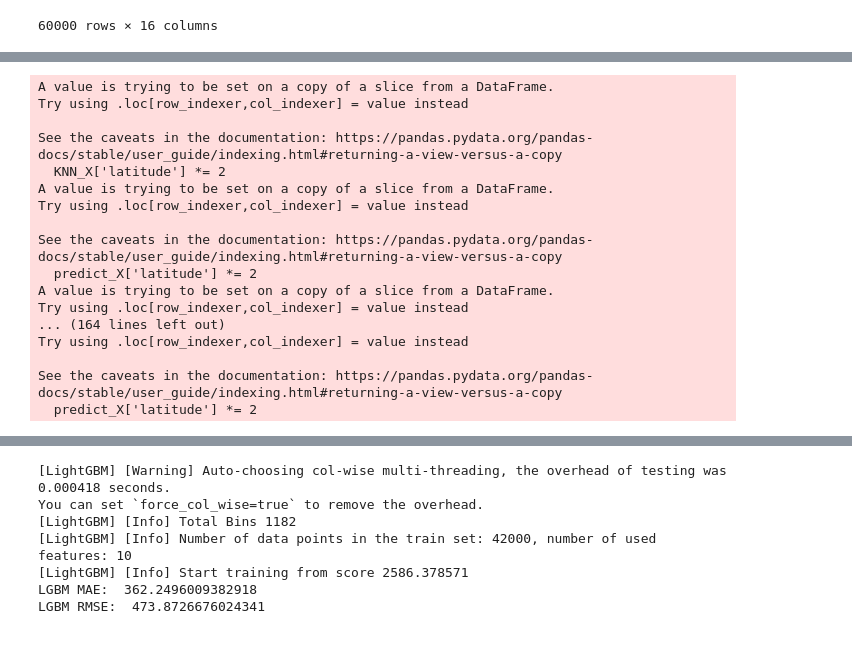
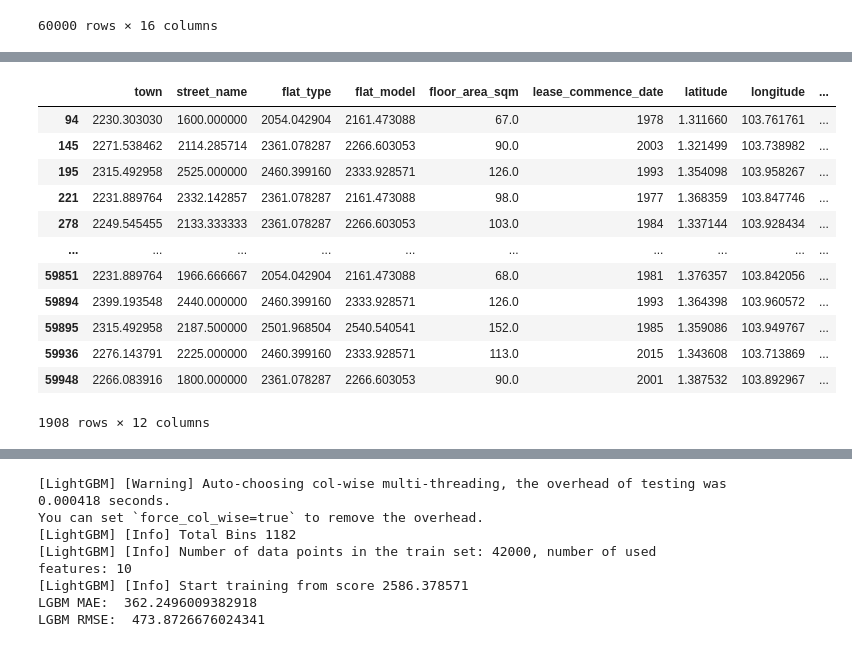
Before and after one commit to Concyclics/NUS-CS5228-project, a Jupyter notebook: predict_with_KNN_feature.ipynb, the cells around one changed output, grey strips where cells are left out. Saved outputs shown, nothing was run; the diff lists cells and outputs as text; code cells hidden in the pictures.

```diff
--- a/predict_with_KNN_feature.ipynb
+++ b/predict_with_KNN_feature.ipynb
@@ -165,12 +165,13 @@ def category_map_mean(df_origin, df_train_):
     subzone_map_dict = {subzone_map[i]: grouby_subzone[subzone_map[i]] for i in range(len(subzone_map))}
     df['subzone'] = df['subzone'].apply(lambda x: subzone_map_dict[x] if x in subzone_map_dict else -1)
 
+    '''
     #map rent_approval_date decrease order
     grouby_rent_approval_date = df_train_.groupby('rent_approval_date')['monthly_rent'].mean()
     rent_approval_date_map = grouby_rent_approval_date.index
     rent_approval_date_map_dict = {rent_approval_date_map[i]: grouby_rent_approval_date[rent_approval_date_map[i]] for i in range(len(rent_approval_date_map))}
     df['rent_approval_date_mean'] = df['rent_approval_date'].apply(lambda x: rent_approval_date_map_dict[x] if x in rent_approval_date_map_dict else grouby_rent_approval_date.mean())
-
+    '''
 
 
 
@@ -277,12 +226,21 @@ def data_preprocess(df, df_train_):
     df = category_map_mean(df, df_train_)
     df.drop(['elevation'], axis=1, inplace=True)
     df.drop(['furnished'], axis=1, inplace=True)
-    for K in [8, 16, 32, 64, 128, 256]:
+    '''
+    for K in [8, 16, 32, 64, 128]:
         df = add_KNN_feature(df, df_train_, K)
-    df.drop(['latitude'], axis=1, inplace=True)
-    df.drop(['longitude'], axis=1, inplace=True)
-    df['rent_date'] = pd.to_datetime(df['rent_approval_date']).dt.year + pd.to_datetime(df['rent_approval_date']).dt.month/12
+    '''
+
+    for col in df.columns:
+        #change -1 to KNN K=8
+        if df[col].dtype == 'float64':
+            df[col] = df[col].apply(lambda x: df[col][df[col] != -1].mean() if x == -1 else x)
+
+
+    #df.drop(['latitude'], axis=1, inplace=True)
+    #df.drop(['longitude'], axis=1, inplace=True)
     df.drop(['rent_approval_date'], axis=1, inplace=True)
+    df.drop(['block'], axis=1, inplace=True)
 
     return df
 # %%
@@ -367,28 +310,27 @@ df_train_years_preprocess[0]
+# %%
+df_train_dates_processed = {}
+
+for date in dates:
+    df_train_dates_processed[date] = data_preprocess(df_train_dates[date], df_train_dates[date])
+
+df_train_dates_processed[dates[10]]
+# %% [output]
+|  | town | street_name | flat_type | flat_model | floor_area_sqm | lease_commence_date | latitude | longitude | ... |
+| 94 | 2230.303030 | 1600.000000 | 2054.042904 | 2161.473088 | 67.0 | 1978 | 1.311660 | 103.761761 | ... |
+| 145 | 2271.538462 | 2114.285714 | 2361.078287 | 2266.603053 | 90.0 | 2003 | 1.321499 | 103.738982 | ... |
+| 195 | 2315.492958 | 2525.000000 | 2460.399160 | 2333.928571 | 126.0 | 1993 | 1.354098 | 103.958267 | ... |
+| 221 | 2231.889764 | 2332.142857 | 2361.078287 | 2161.473088 | 98.0 | 1977 | 1.368359 | 103.847746 | ... |
+| 278 | 2249.545455 | 2133.333333 | 2361.078287 | 2266.603053 | 103.0 | 1984 | 1.337144 | 103.928434 | ... |
+| ... | ... | ... | ... | ... | ... | ... | ... | ... | ... |
+| 59851 | 2231.889764 | 1966.666667 | 2054.042904 | 2161.473088 | 68.0 | 1981 | 1.376357 | 103.842056 | ... |
+| 59894 | 2399.193548 | 2440.000000 | 2460.399160 | 2333.928571 | 126.0 | 1993 | 1.364398 | 103.960572 | ... |
+| 59895 | 2315.492958 | 2187.500000 | 2501.968504 | 2540.540541 | 152.0 | 1985 | 1.359086 | 103.949767 | ... |
+| 59936 | 2276.143791 | 2225.000000 | 2460.399160 | 2333.928571 | 113.0 | 2015 | 1.343608 | 103.713869 | ... |
+| 59948 | 2266.083916 | 1800.000000 | 2361.078287 | 2266.603053 | 90.0 | 2001 | 1.387532 | 103.892967 | ... |
+1908 rows × 12 columns
 # %%
 #split test by year
-df_test_years =[]
+df_test_dates = {}
 df_test['rent_approval_date'] = pd.to_datetime(df_test['rent_approval_date'])
-for year in [2021, 2022, 2023]:
-    df_test_years.append(df_test[df_test['rent_approval_date'].dt.year == year])
-
-df_test_years_preprocess = []
-for i in range(len(df_test_years)):
-    df_test_years_preprocess.append(data_preprocess(df_test_years[i], df_train_years[i]))
+for date in dates:
+    df_test_dates[date] = df_test[df_test['rent_approval_date'] == date]
-# %% [output]
-A value is trying to be set on a copy of a slice from a DataFrame.
-Try using .loc[row_indexer,col_indexer] = value instead
-
-See the caveats in the documentation: https://pandas.pydata.org/pandas-docs/stable/user_guide/indexing.html#returning-a-view-versus-a-copy
-  KNN_X['latitude'] *= 2
-A value is trying to be set on a copy of a slice from a DataFrame.
-Try using .loc[row_indexer,col_indexer] = value instead
-
-See the caveats in the documentation: https://pandas.pydata.org/pandas-docs/stable/user_guide/indexing.html#returning-a-view-versus-a-copy
-  predict_X['latitude'] *= 2
-A value is trying to be set on a copy of a slice from a DataFrame.
-Try using .loc[row_indexer,col_indexer] = value instead
-... (164 lines left out)
-Try using .loc[row_indexer,col_indexer] = value instead
-
-See the caveats in the documentation: https://pandas.pydata.org/pandas-docs/stable/user_guide/indexing.html#returning-a-view-versus-a-copy
-  predict_X['latitude'] *= 2
```
Also changed, not shown: parts of 20 cells of this notebook, 1 other file.
